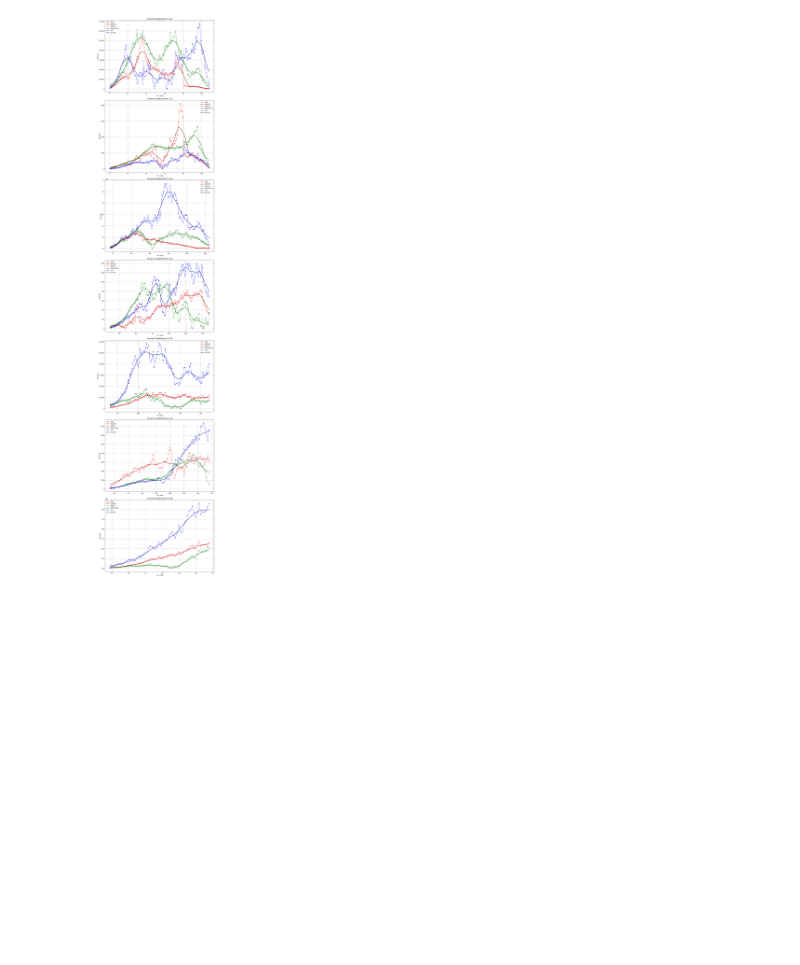
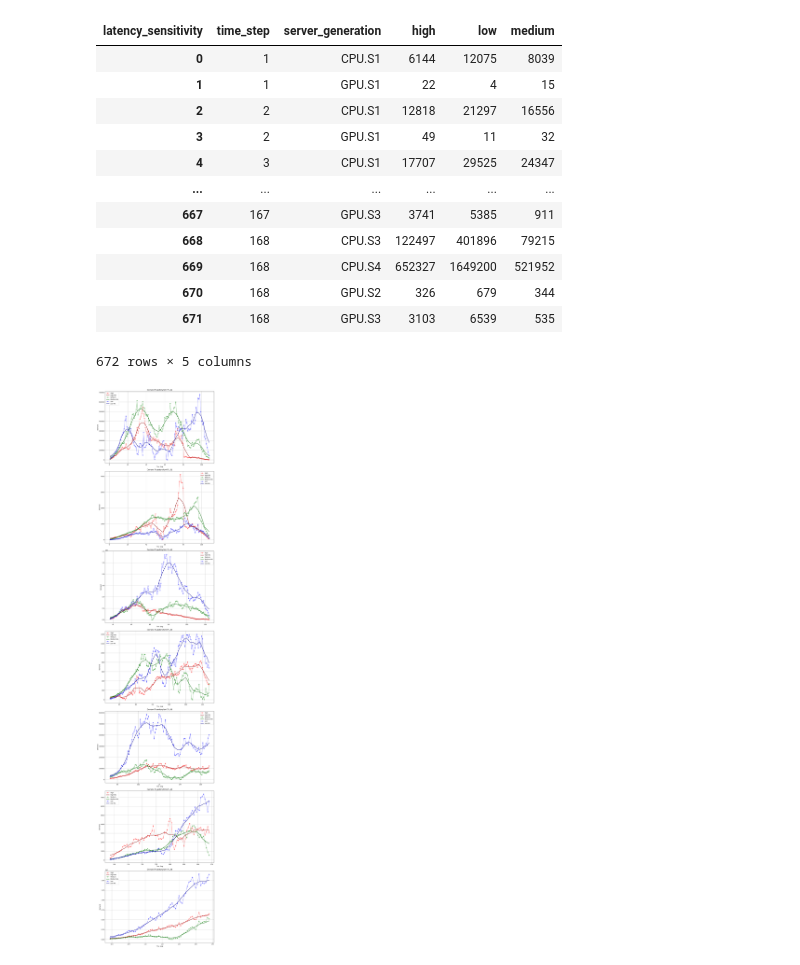
Before and after one commit to degendemolisher/Hackathon-Huawei-FiveGuys, a Jupyter notebook: demand_flattening/pre_flattening.ipynb, the cells around one changed output. Saved outputs shown, nothing was run; the diff lists cells and outputs as text; code cells hidden in the pictures; blank space fills up the shorter version.

```diff
--- a/demand_flattening/pre_flattening.ipynb
+++ b/demand_flattening/pre_flattening.ipynb
@@ -10,6 +16,22 @@ DEMAND, DATACENTERS, SERVERS, SELLING_PRICES, PRICE_ELASTICITY = load_problem_da
 # %%
 np.random.seed(2381)
 ACTUAL_DEMAND = get_actual_demand(DEMAND)
+# %%
+ACTUAL_DEMAND
+# %% [output]
+| latency_sensitivity | time_step | server_generation | high | low | medium |
+| 0 | 1 | CPU.S1 | 6144 | 12075 | 8039 |
+| 1 | 1 | GPU.S1 | 22 | 4 | 15 |
+| 2 | 2 | CPU.S1 | 12818 | 21297 | 16556 |
+| 3 | 2 | GPU.S1 | 49 | 11 | 32 |
+| 4 | 3 | CPU.S1 | 17707 | 29525 | 24347 |
+| ... | ... | ... | ... | ... | ... |
+| 667 | 167 | GPU.S3 | 3741 | 5385 | 911 |
+| 668 | 168 | CPU.S3 | 122497 | 401896 | 79215 |
+| 669 | 168 | CPU.S4 | 652327 | 1649200 | 521952 |
+| 670 | 168 | GPU.S2 | 326 | 679 | 344 |
+| 671 | 168 | GPU.S3 | 3103 | 6539 | 535 |
+672 rows × 5 columns
 # %%
 def calculate_moving_average(actual_demand: pd.DataFrame = ACTUAL_DEMAND, window_size: int = 7) -> pd.DataFrame:
     moving_average_df = actual_demand.copy()
```
Also changed, not shown: parts of 8 cells of this notebook, 2 other files.
